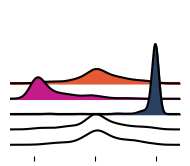
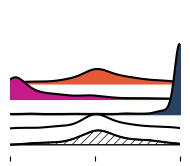
The change to this notebook cell's code, shown as a diff; its figure went from the first image to the second:
--- before
+++ after
@@ -2,10 +2,17 @@
     context_dists = [all_generation_probabilities[i][m] for i in range(3)]
     null_dists = [all_null_gen_probabilities[i][m] for i in range(2)]
+    
     fig_i, ax_i = joypy.joyplot(context_dists + null_dists,
                                 color=['#E55934', '#C51B8A', '#2B4162', 'None', 'None'],
-                                figsize=(2,2)
+                                figsize=(2,2),
+                                x_range=(0, 1)
                                )
+
+    
     #fig_i.suptitle(name)
     ax_i[-1].set_xticks([0,0.5,1])
     ax_i[-1].set_xticklabels([])
-    #fig_i.savefig(FIGURES_DIR/"joy_plots"/f"{name}_0126.pdf")
+    ax_i[-2].collections[0].set_hatch('////')
+    ax_i[-2].collections[0].set_edgecolor('black')
+    
+    fig_i.savefig(FIGURES_DIR/"joy_plots"/f"{name}_0126.pdf")

Commit: new colors